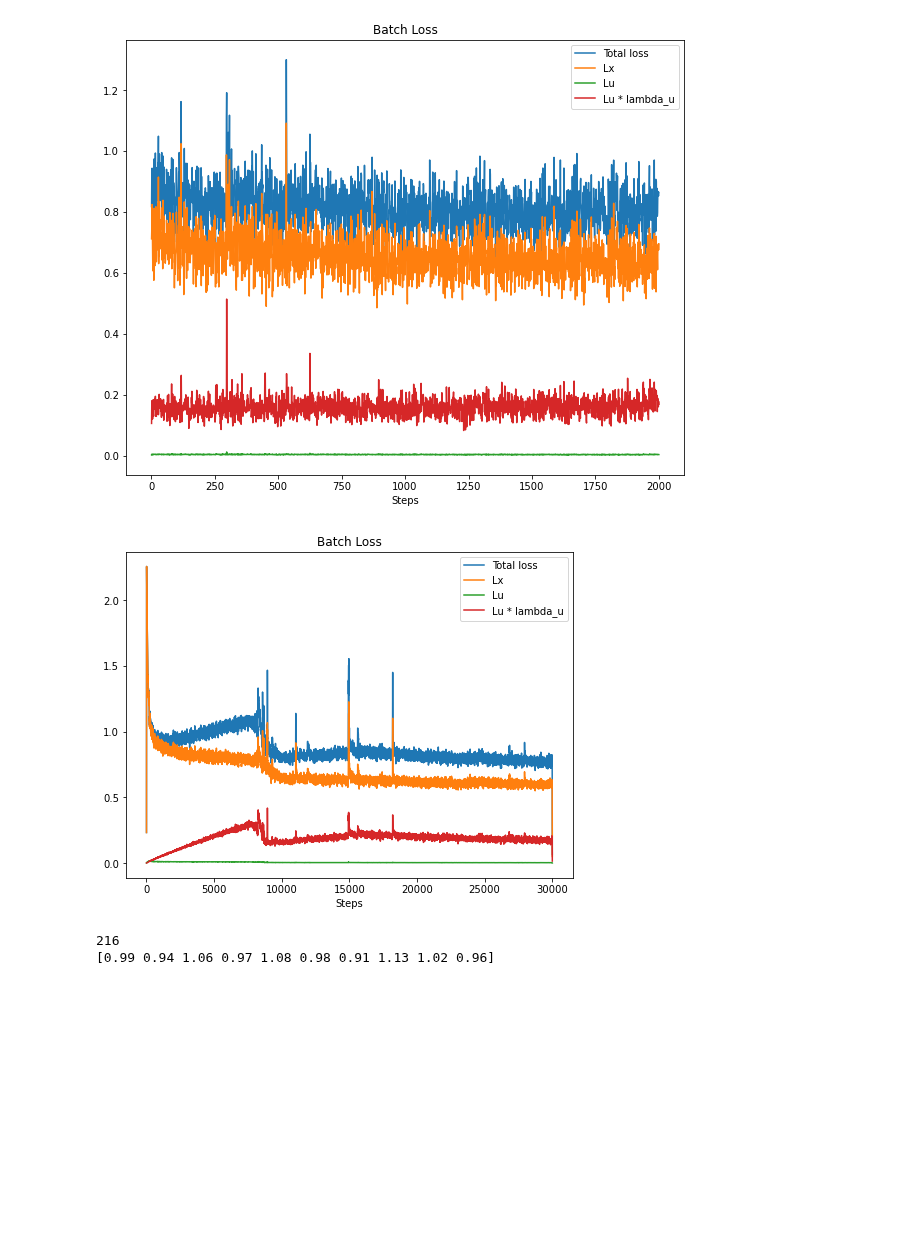
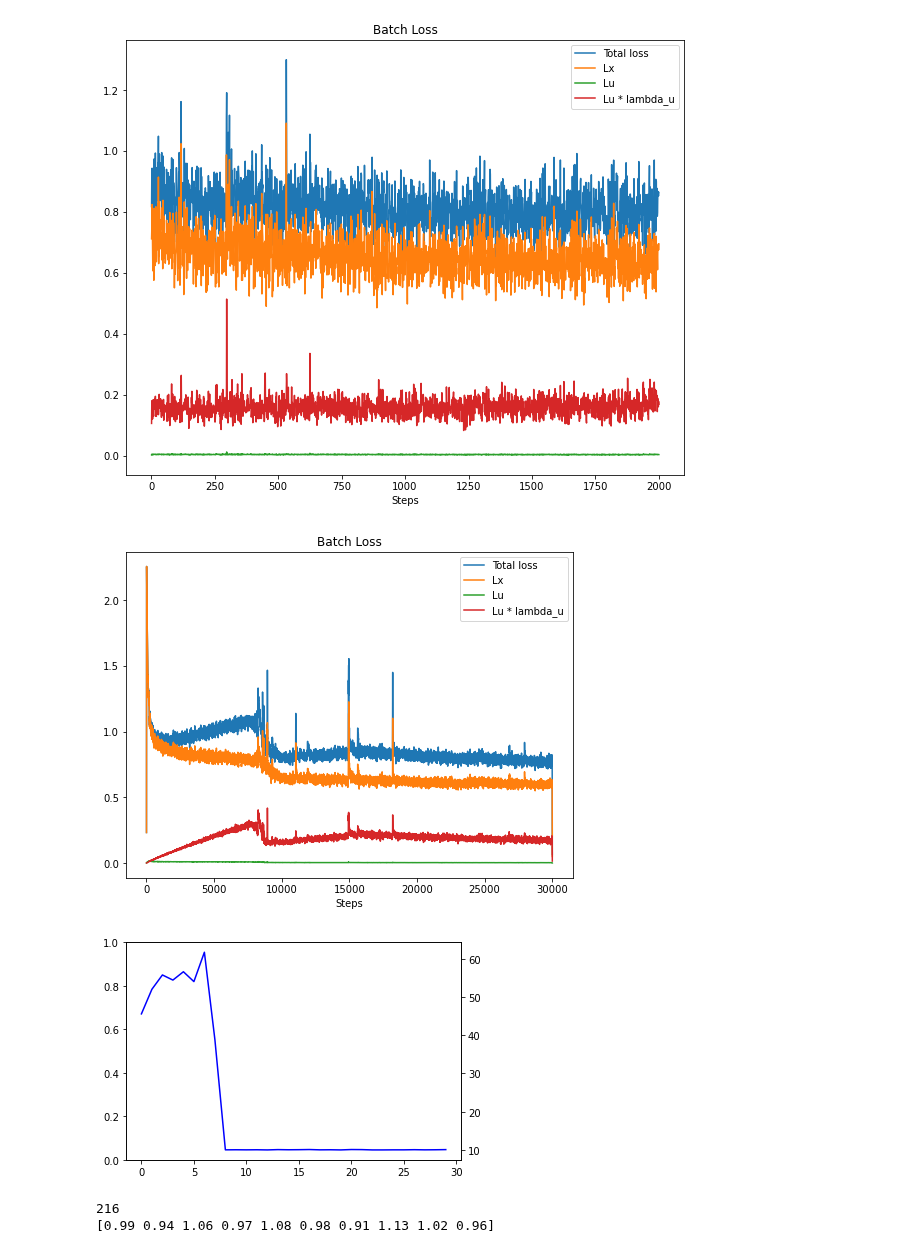
Before and after one commit to Morales97/MixMatch_and_Beyond, a Jupyter notebook: notebooks/load_model.ipynb, the cells around one changed output. Drawn from its saved outputs; the diff is of its cells as text; code cells hidden in the pictures; blank space fills up the shorter version.

```diff
--- a/notebooks/load_model.ipynb
+++ b/notebooks/load_model.ipynb
@@ -62,17 +62,23 @@ plot_losses(loss_batch[idx1:idx2], lx[idx1:idx2], lu[idx1:idx2], lu_weighted[idx
 # %%
 plt.figure(figsize=(8,6))
 
 kernel_size = 10
 kernel = np.ones(kernel_size) / kernel_size
 loss_batch_f = np.convolve(loss_batch, kernel)
 lx_f = np.convolve(lx, kernel)
 lu_f = np.convolve(lu, kernel)
 lu_weighted_f = np.convolve(lu_weighted, kernel)
 
 plot_losses(loss_batch_f, lx_f, lu_f, lu_weighted_f)
+fig, ax1 = plt.subplots()
+
+ax2 = ax1.twinx()
+ax2.plot(acc_val, 'b-')
+
 plt.show()
 # %% [output]
 [figure]
+[figure, added]
 # %%
 id = np.argmax(lx[9500:10000])
 print(id)
```
Also changed, not shown: 3 other files.
